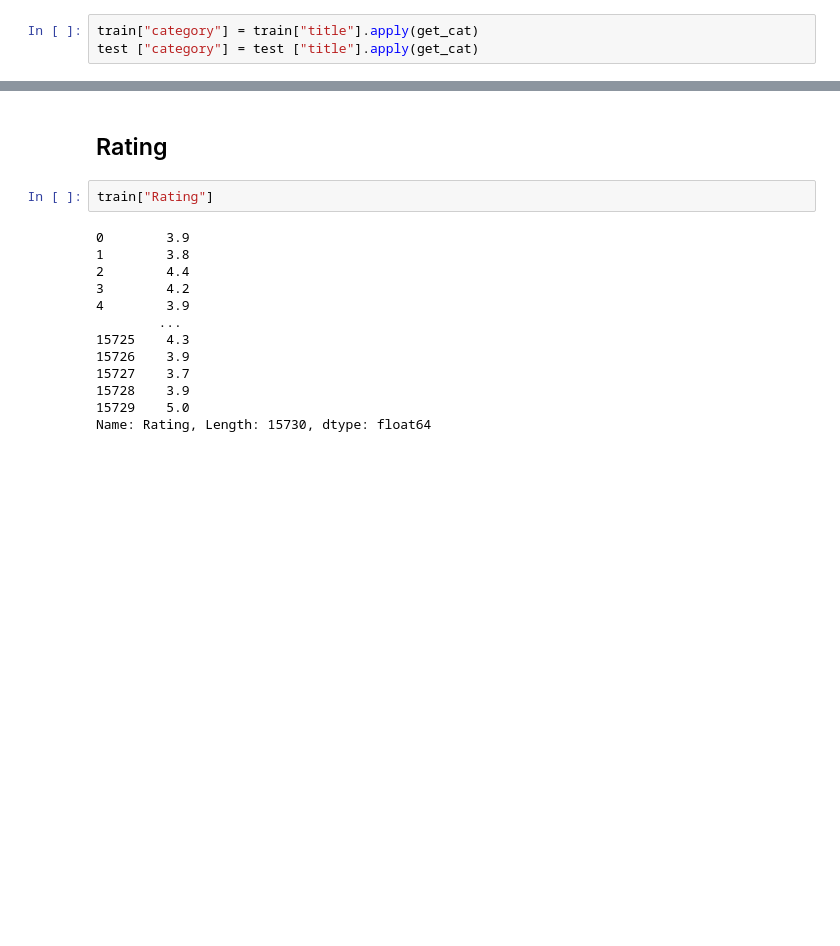
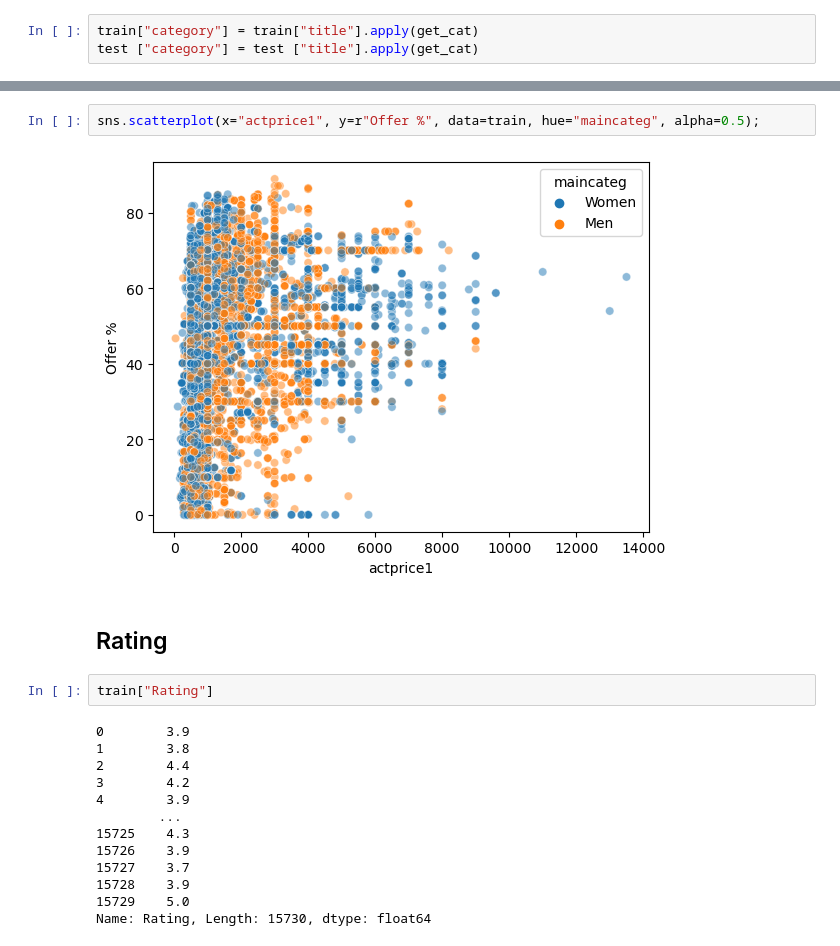
Before and after one commit to Hari31416/Summer-Analytics, a Jupyter notebook: hackathon/EDA_Feature_Engineering.ipynb, the cells around one changed output, grey strips where cells are left out. Cells and saved outputs as stored; diff of their text form; blank space fills up the shorter version.

```diff
--- a/hackathon/EDA_Feature_Engineering.ipynb
+++ b/hackathon/EDA_Feature_Engineering.ipynb
@@ -130,3 +135,7 @@ plt.xticks(rotation=90);
+# %%
+sns.scatterplot(x="actprice1", y=r"Offer %", data=train, hue="maincateg", alpha=0.5);
+# %% [output]
+[figure, added]
 # %% [markdown]
 ## Rating
 # %%
```
Also changed, not shown: parts of 34 cells of this notebook, 10 other files.
